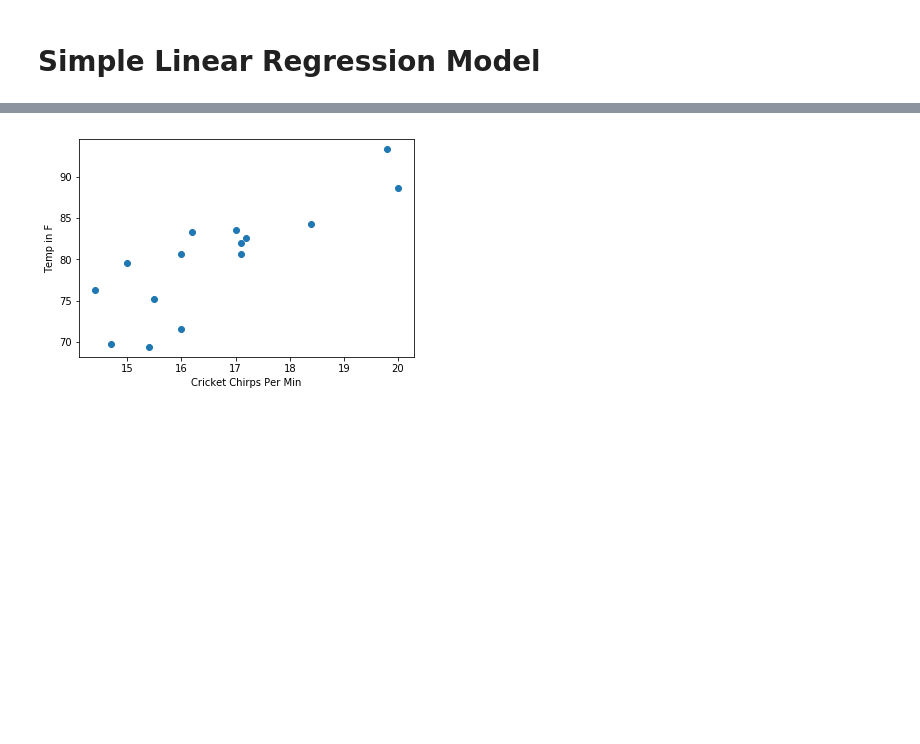
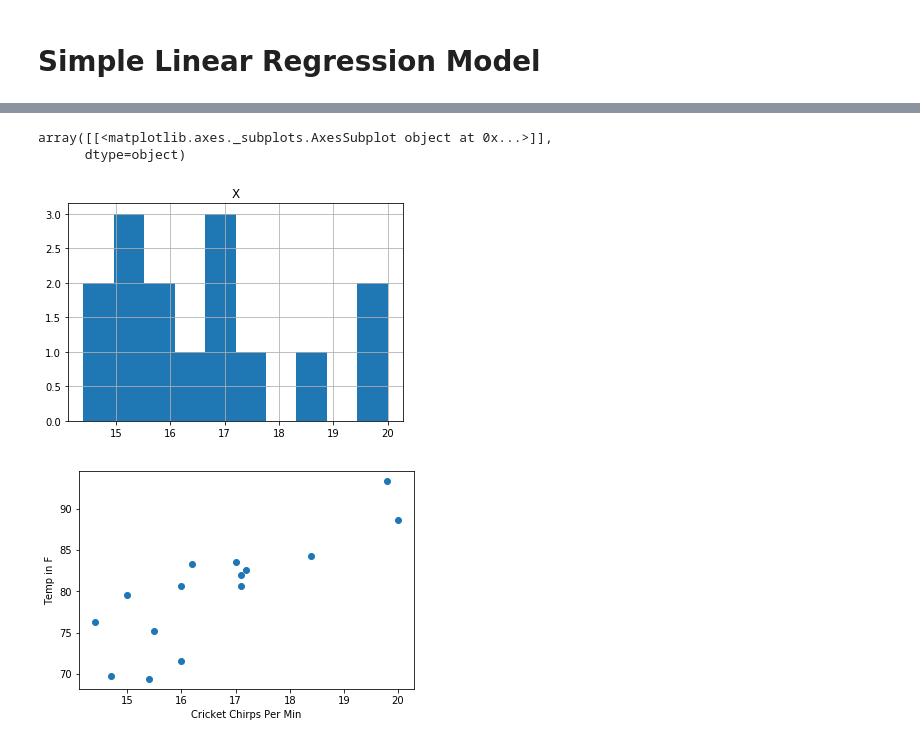
Before and after one commit to dbkamal/Machine_Learning_Practice_Python, a Jupyter notebook: model/Simple_Linear_Regression_Model.ipynb, the cells around one changed output, grey strips where cells are left out. Saved outputs shown, nothing was run; the diff lists cells and outputs as text; code cells hidden in the pictures; blank space fills up the shorter version.

```diff
--- a/model/Simple_Linear_Regression_Model.ipynb
+++ b/model/Simple_Linear_Regression_Model.ipynb
@@ -32,0 +84,6 @@ cricket_chimps_temp_df.describe()
+# %%
+cricket_chimps_temp_df.hist('X')
+# %% [output]
+array([[<matplotlib.axes._subplots.AxesSubplot object at 0x...>]],
+      dtype=object)
+[figure, added]
```
Also changed, not shown: parts of 19 cells of this notebook.
